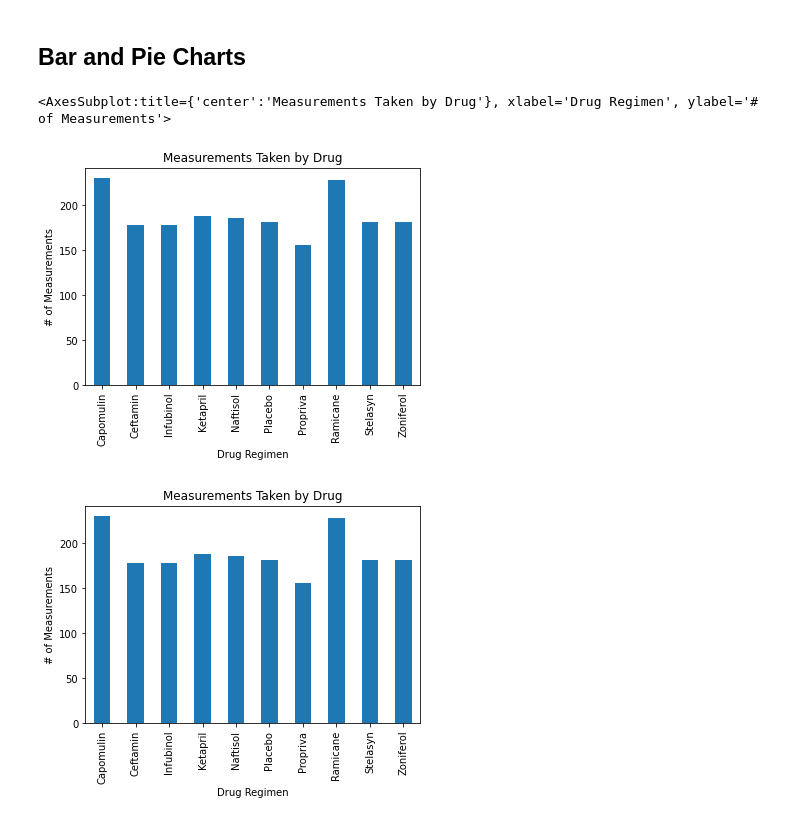
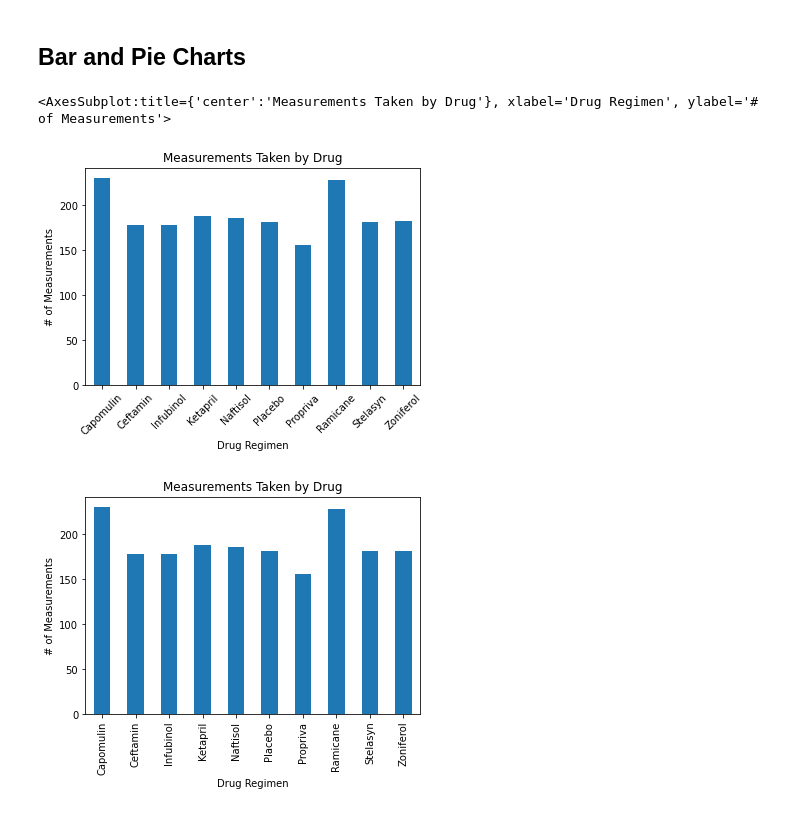
Before and after one commit to HollyHeredia/MatPlotLib-Challenge, a Jupyter notebook: pymaceuticals_starter.ipynb, the cells around one changed output. Cells and saved outputs as stored; diff of their text form; code cells hidden in the pictures.

```diff
--- a/pymaceuticals_starter.ipynb
+++ b/pymaceuticals_starter.ipynb
@@ -145,13 +145,13 @@ TumorSummary
 # %%
 # Generate a bar plot showing the total number of measurements taken on each drug regimen using pandas.
 BarChart_df = CleanDF.groupby(['Drug Regimen']).size()
-BarChart_pa = BarChart_df.plot.bar(rot=90)
+BarChart_pa = BarChart_df.plot.bar(rot=45)
 plt.title("Measurements Taken by Drug")
 plt.ylabel("# of Measurements")
 BarChart_pa
 # %% [output]
 <AxesSubplot:title={'center':'Measurements Taken by Drug'}, xlabel='Drug Regimen', ylabel='# of Measurements'>
-[figure, old version]
+[figure, new version]
 # %%
 # Generate a bar plot showing the total number of measurements taken on each drug regimen using pyplot.
 BarChart = CleanDF.groupby('Drug Regimen')['Mouse ID'].count().plot(kind='bar')
```
Also changed, not shown: parts of 13 cells of this notebook.
